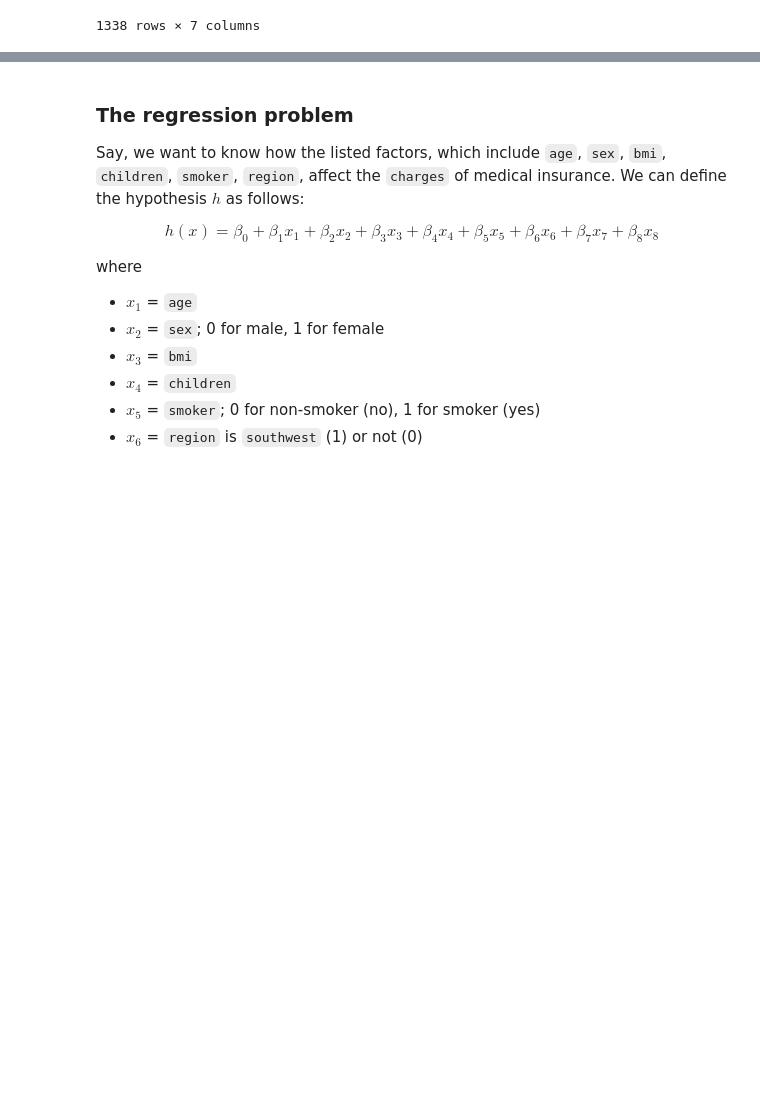
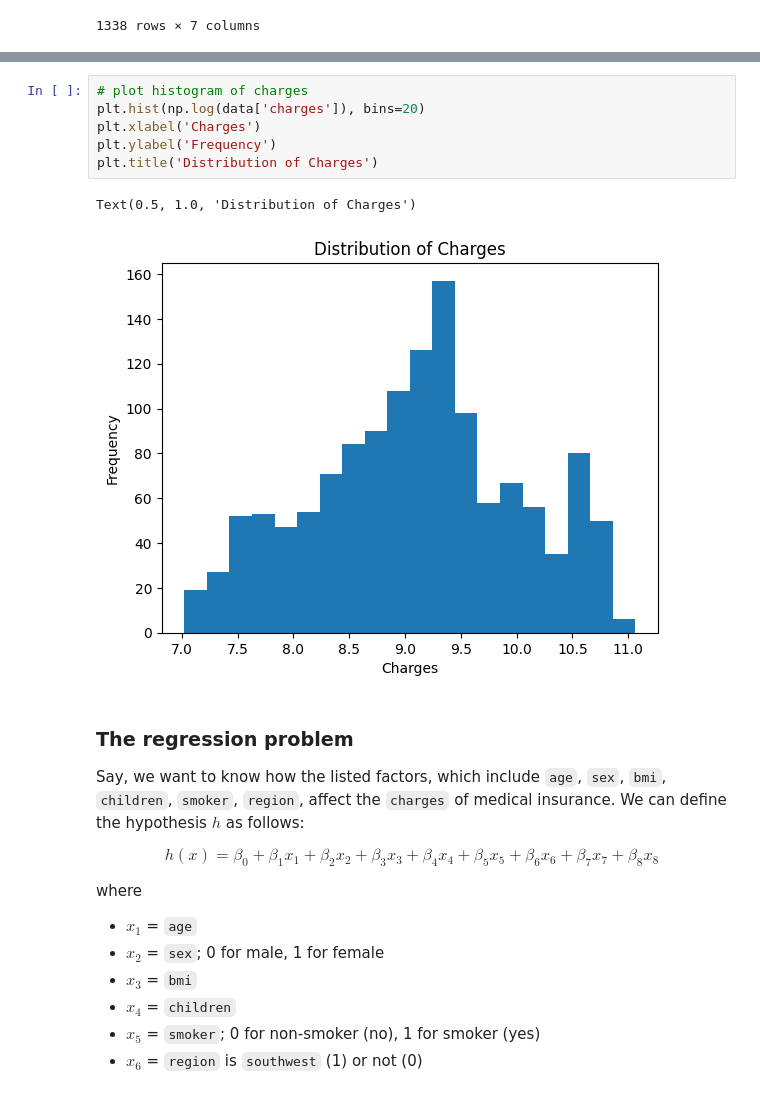
Before and after one commit to Niche-Squad/APSC-5984-ADS, a Jupyter notebook: labs/lab_09/readme.ipynb, the cells around one changed output, grey strips where cells are left out. Cells and saved outputs as stored; diff of their text form; blank space fills up the shorter version.

```diff
--- a/labs/lab_09/readme.ipynb
+++ b/labs/lab_09/readme.ipynb
@@ -499,3 +508,12 @@ data
+# %%
+# plot histogram of charges
+plt.hist(np.log(data['charges']), bins=20)
+plt.xlabel('Charges')
+plt.ylabel('Frequency')
+plt.title('Distribution of Charges')
+# %% [output]
+Text(0.5, 1.0, 'Distribution of Charges')
+[figure, added]
 # %% [markdown]
 ### The regression problem
 
```
Also changed, not shown: parts of 1 cell of this notebook, 1 other file.
